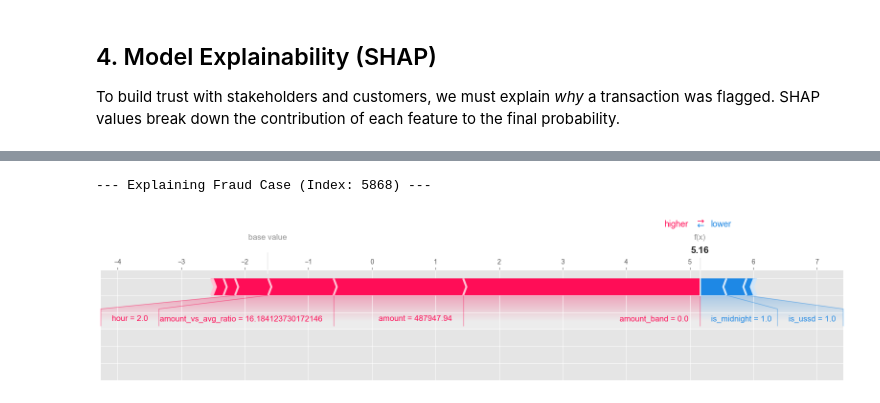
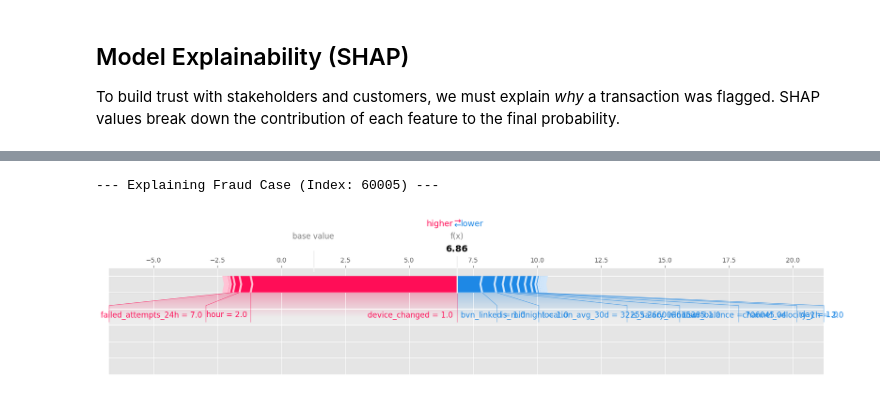
Before and after one commit to celpha2svx/sentinel-fraud-detection, a Jupyter notebook: notebooks/Experiments/02_model_training.ipynb, the cells around one changed output, grey strips where cells are left out. Drawn from its saved outputs; the diff is of its cells as text; code cells hidden in the pictures.

```diff
--- a/notebooks/Experiments/02_model_training.ipynb
+++ b/notebooks/Experiments/02_model_training.ipynb
@@ -15,14 +14,14 @@ import joblib
 import json
 from datetime import datetime
 import os
+from sklearn.model_selection import train_test_split
 import matplotlib.pyplot as plt
-import seaborn as sns
-from sklearn.model_selection import train_test_split
-from sklearn.linear_model import LogisticRegression
-from sklearn.metrics import classification_report, confusion_matrix
-import lightgbm as lgb
+from sklearn.metrics import classification_report, confusion_matrix,roc_auc_score
+from sklearn.ensemble import RandomForestClassifier
+from sklearn.calibration import CalibratedClassifierCV
+from xgboost import XGBClassifier
+from lightgbm import LGBMClassifier
 from sklearn.ensemble import VotingClassifier
-import xgboost as xgb
 from sklearn.preprocessing import LabelEncoder
 from imblearn.over_sampling import SMOTE
 import shap
@@ -35,7 +34,10 @@ plt.style.use('ggplot')
 
 # Load the feature dataset
 try:
-    df = pd.read_parquet('../../data/nigerian_fraud_gold.parquet')
+    df = pd.read_parquet('../../data/nigerian_fraud_sentV2.parquet')
+    logger.info(f"Total transactions: {len(df)}")
+    logger.info(f"Fraud rate: {df['is_fraud'].mean()*100:.2f}%")
+    logger.info(f"Fraud cases: {df['is_fraud'].sum()}")
     logger.info("Successfully loaded engineered features.")
 except Exception as e:
     logger.error(f"Error loading parquet file: {e}")
@@ -155,38 +317,38 @@ False Alarms (Customers Blocked): 0
 # %% [markdown]
-## 4. Model Explainability (SHAP)
+##  Model Explainability (SHAP)
 To build trust with stakeholders and customers, we must explain *why* a transaction was flagged.
 SHAP values break down the contribution of each feature to the final probability.
 # %%
 # 1. Select ONE fraud case
 fraud_idx = y_test[y_test == 1].index[0]
 sample_tx = X_test.loc[[fraud_idx]]
 
 
 # 2.XGBoost model from ensemble
-xgb_model = ensemble_model.named_estimators_['xgb']
+xgb_model = ensemble.named_estimators_['xgb']
 
 # 3. Create SHAP explainer
 explainer = shap.TreeExplainer(xgb_model)
 shap_values = explainer.shap_values(sample_tx)
 
 if isinstance(shap_values, list):
     shap_values = shap_values[1]
 
 expected_value = explainer.expected_value
 if isinstance(expected_value, list):
     expected_value = expected_value[1]
 
 # 5. Plot explanation
 shap.initjs()
 print(f"--- Explaining Fraud Case (Index: {fraud_idx}) ---")
 shap.force_plot(
     expected_value,
     shap_values[0],
     sample_tx.iloc[0],
     matplotlib=True
 )
 # %% [output]
 [interactive output not drawn]
---- Explaining Fraud Case (Index: 5868) ---
+--- Explaining Fraud Case (Index: 60005) ---
-[figure, old version]
+[figure, new version]
 # %% [markdown]
```
Also changed, not shown: parts of 15 cells of this notebook, 16 other files.
